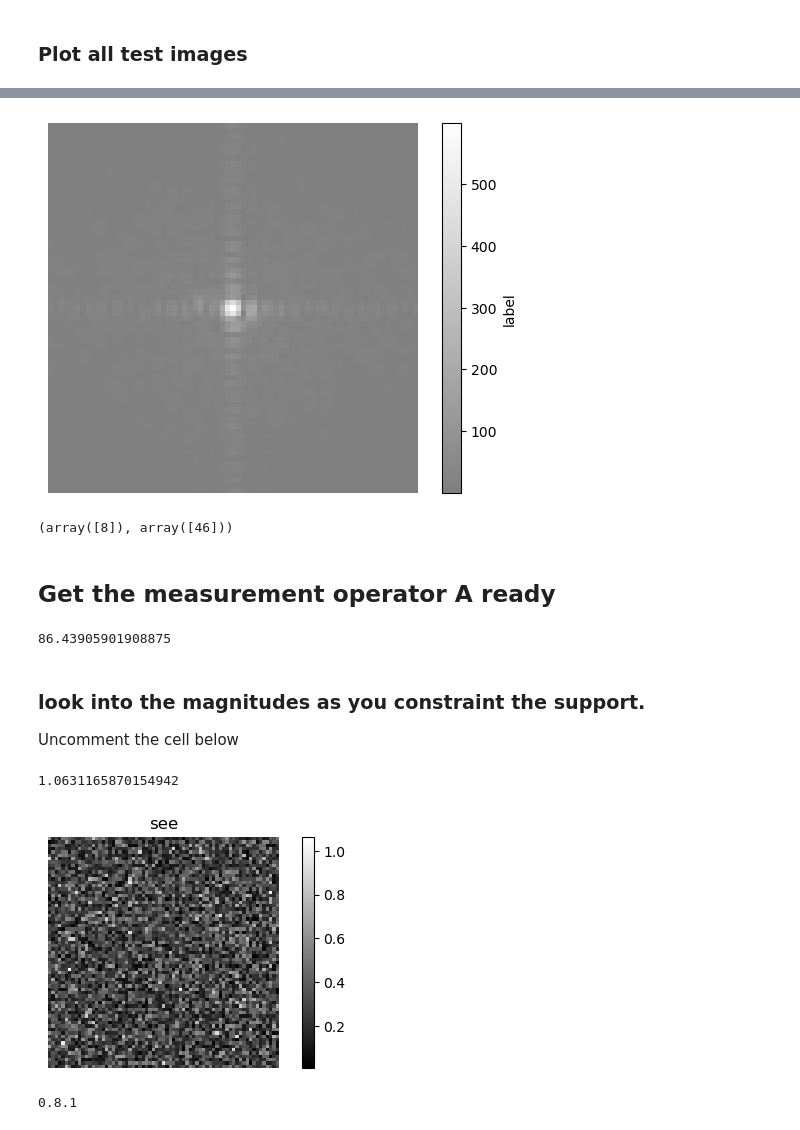
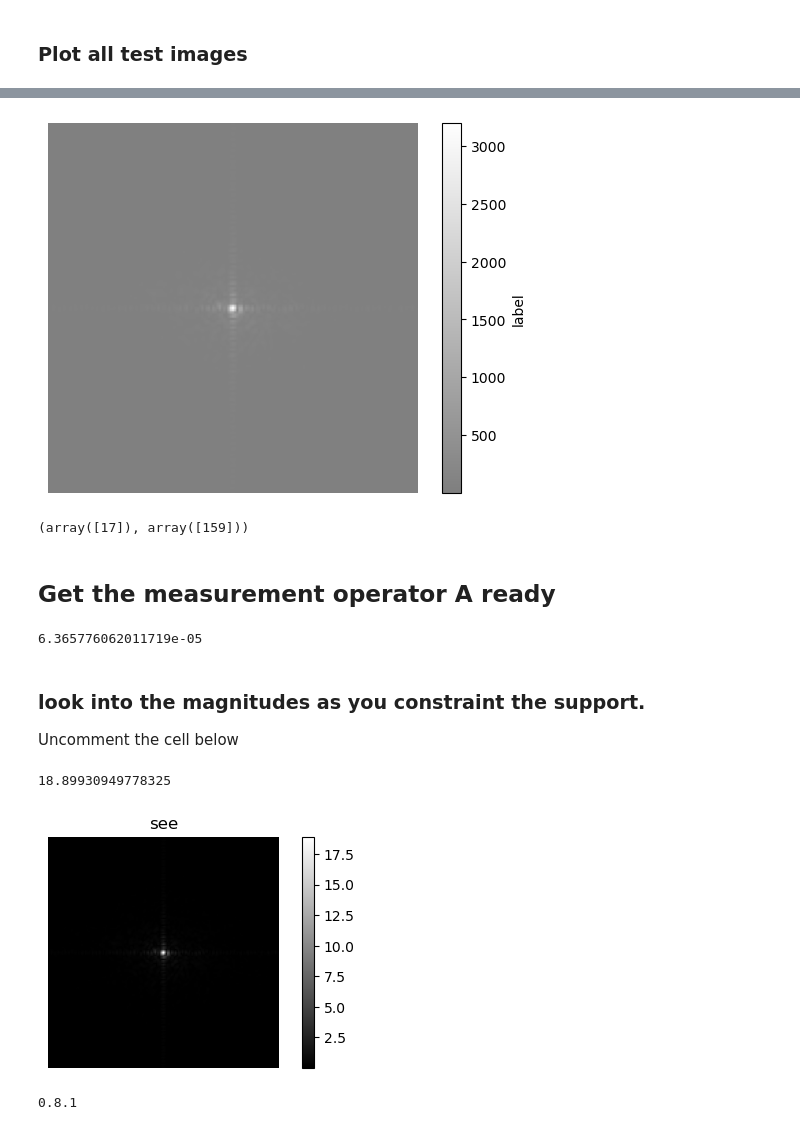
Before and after one commit to JeremieSefo/PhaseRetrievalMirror, a Jupyter notebook: optimized.ipynb, the cells around one changed output, grey strips where cells are left out. Cells and saved outputs as stored; diff of their text form; code cells hidden in the pictures.

```diff
--- a/optimized.ipynb
+++ b/optimized.ipynb
@@ -60,7 +60,7 @@ def extend_support_with_holes(image, dilation_radius=1):
 # %% [markdown]
 ## Set up test images and different masks
 # %%
-half_Nx, half_Ny = 34, 34
+half_Nx, half_Ny = 84, 84
 #half image shape
 Nx, Ny = 2 * half_Nx + 1,  2 * half_Ny + 1 #image shape
 rx, ry = 1, 1 #for oversampling
@@ -256,8 +256,8 @@ np.where(magn == magn.min())
 # np.angle(fimage[17 - 84, 159 - 84])
 # fimage[17 - 84, 159 - 84]
 # %% [output]
-[figure, old version]
+[figure, new version]
-(array([8]), array([46]))
+(array([17]), array([159]))
 # %% [markdown]
 ## Get the measurement operator A ready
 # %%
@@ -271,38 +271,38 @@ x_true = true_images[1]
 
 #noise_lvl = 0.e-4
 start = time.time()
-A = sm.iid_stdd_Gauss(Nx, Ny, rx, ry) #sm.FourierMatrix(Nx, Ny, rx, ry) #sm.iid_stdd_Gauss(Nx, Ny, rx, ry)
+A = sm.FourierMatrix(Nx, Ny, rx, ry) #sm.FourierMatrix(Nx, Ny, rx, ry) #sm.iid_stdd_Gauss(Nx, Ny, rx, ry)
 end = time.time()
 end - start
 # np.linalg.norm(A.Matrix)
 # %% [output]
-86.43905901908875
+6.365776062011719e-05
 # %% [markdown]
 ### look into the magnitudes as you constraint the support.
 Uncomment the cell below
 # %%
 # # object support
 # Kx = 5 * (half_Nx)// 10 # half_Nx #any natural integer between 0 (object is a single point) and half_Nx (object fills up the full image).
 # Ky = 5 * (half_Ny)// 10 # half_Ny #any natural integer between 0 (object is a single point) and half_Nx (object fills up the full image).
 # # mask support
 # tx = 0. #parameter between 0 (very precise) and 1(no support knowledge) # 0.35  failed already
 # ty = 0. #parameter between 0 (very precise) and 1(no support knowledge)
 # #true_images = setUpImage(Nx, Ny)
 # s = setUpImage(Nx, Ny, Kx, Ky, tx, ty)
 # true_images, mask, mask_shepp, exact_mask_shepp, extended_mask_shepp, mask_cancer = s()
 
 x_true = true_images[12]
 x_true_vect = x_true.reshape(Nx * Ny, )
 Ax = A(x_true_vect)
-ima = np.abs(Ax)
+ima = np.fft.fftshift(np.abs(Ax))
 plot_image(ima.real, 'see', cmap='gray', vmin=None, vmax=None)
 
 ima.max() - 0 * ima.min()
 
 # len(x_true_vect)
 # %% [output]
-1.0631165870154942
+18.89930949778325
-[figure, old version]
+[figure, new version]
 # %%
 
 def spectInitf(meas, A):
```
Also changed, not shown: parts of 12 cells of this notebook, 1 other file.
